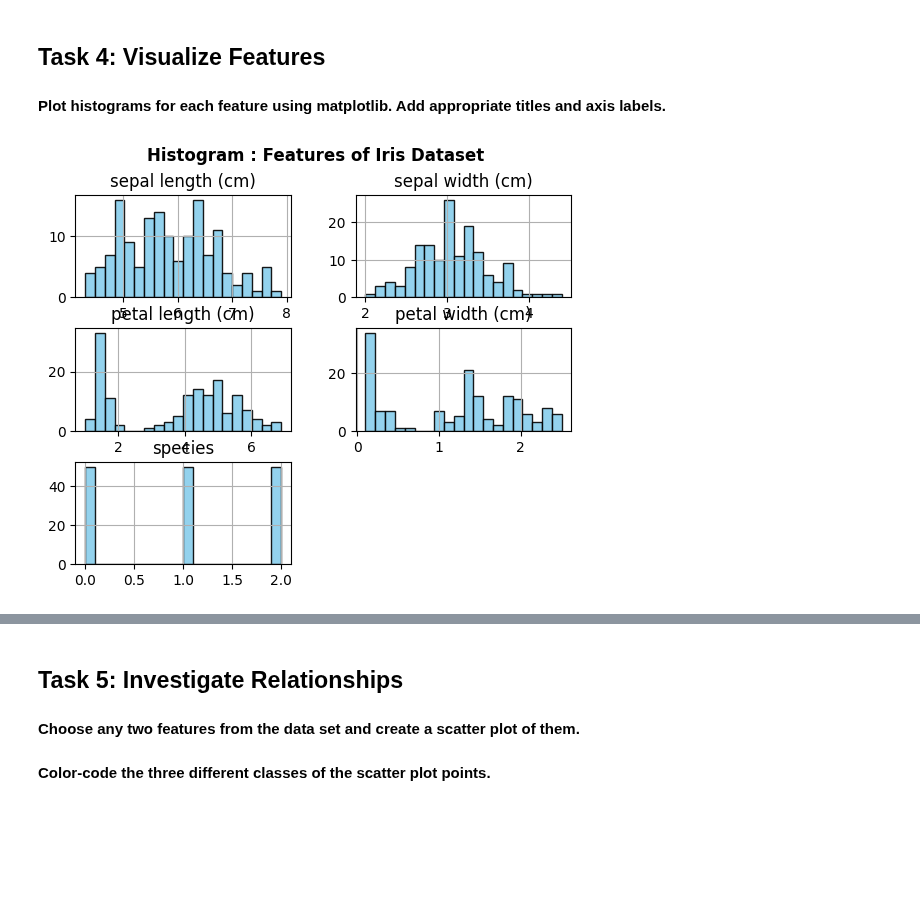
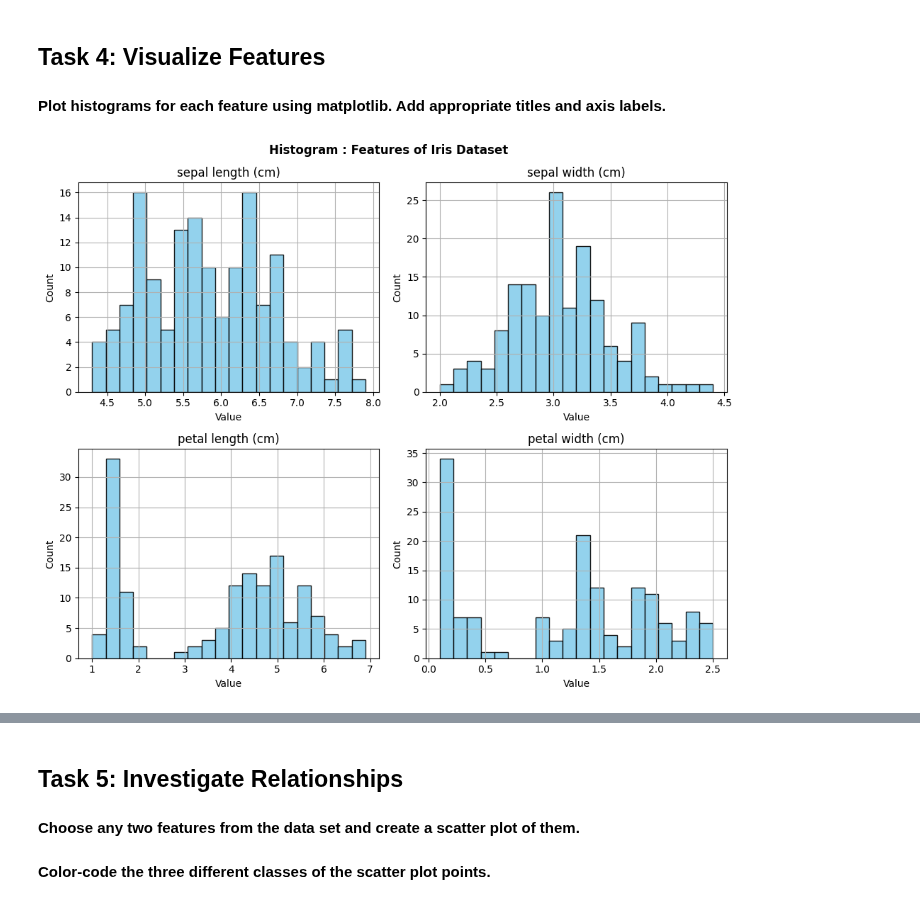
Before and after one commit to Mr-Scarf/principles_of_data_analytics, a Jupyter notebook: tasks.ipynb, the cells around one changed output, grey strips where cells are left out. Drawn from its saved outputs; the diff is of its cells as text; code cells hidden in the pictures; blank space fills up the shorter version.

Commit message:
Task 4 -  Analysis Expanded

```diff
--- a/tasks.ipynb
+++ b/tasks.ipynb
@@ -354,24 +354,39 @@ Petal Width(cm)
 ## Task 4: Visualize Features
 #### Plot histograms for each feature using matplotlib. Add appropriate titles and axis labels.
 # %%
+#Task 4: Visualize Features
+
 
 # Plot histogram of Features.
-df.hist(bins =20,alpha = .9 , color='skyblue', edgecolor='black')
+# df. hist  will show all numeric data so we need to specifically select the columns we want to return as do not want 'species' column to be returned that we added earlier.
 
-
-# Add axis lables
-plt.xlabel('Value')
-plt.ylabel('Count')
+axes = df[['sepal length (cm)', 'sepal width (cm)', 'petal length (cm)', 'petal width (cm)']].hist(
+    bins =20,alpha = .9 , color='skyblue', edgecolor='black',figsize=(10,8)
+    )
 
 # Set the title for all histograms - Reference: SuperTitle:  https://matplotlib.org/stable/api/_as_gen/matplotlib.pyplot.suptitle.html
 plt.suptitle("Histogram : Features of Iris Dataset",fontweight='bold')  # Supertitle for all histograms
 
 
+# Add axis labels for each subplot (axis)
+# Reference from chatgpt 'With this code the x & y lables are not showing on the histograms - how do I fix this?
+# https://chatgpt.com/share/680e0a56-fb40-800b-b02c-70724d2b469b
+
+for ax in axes.flatten():
+    ax.set_xlabel('Value')
+    ax.set_ylabel('Count')
+
+# Layout of histograms adjusted so they do not overlap
+plt.tight_layout()
 
 # Show the plot
 plt.show()
 
 # Review Comments: Seperate subplot for naming convention per histogram as only showing on last graph currently. https://www.geeksforgeeks.org/box-plot-and-histogram-exploration-on-iris-data/
 # 31st March - Need to amend as extra feature species included - nede histogram per other 4 features
+
+https://www.statology.org/pandas-histogram-for-each-column/
+https://python-graph-gallery.com/529-multi-group-histogram-pandas/
+https://docs.kanaries.net/topics/Pandas/pandas-plot-histogram
 # %% [output]
-[figure, old version]
+[figure, new version]
```
Also changed, not shown: parts of 1 cell of this notebook.
